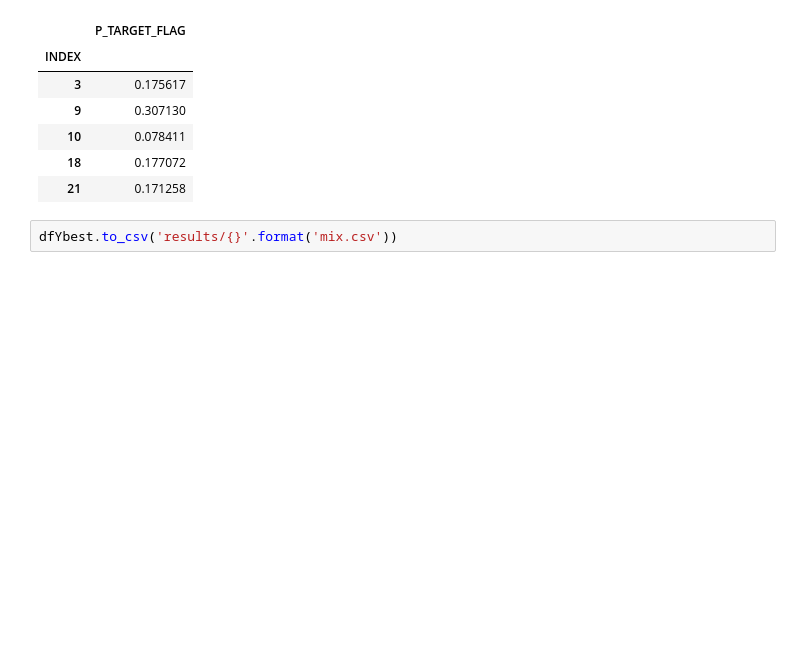
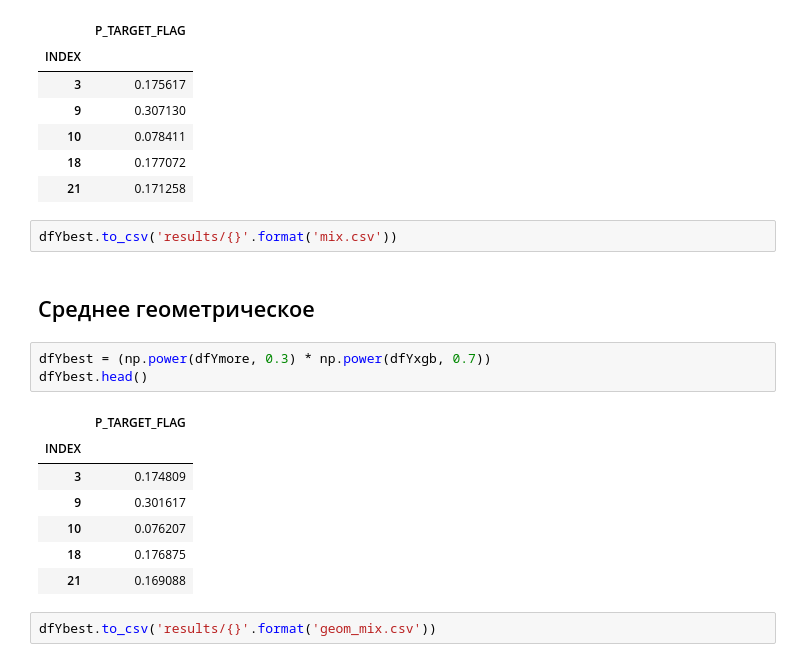
Before and after one commit to alexsyrom/kaggle-ml-train-1, a Jupyter notebook: stacking.ipynb, the cells around one changed output. Saved outputs shown, nothing was run; the diff lists cells and outputs as text; blank space fills up the shorter version.

Commit message:
geom mix

```diff
--- a/stacking.ipynb
+++ b/stacking.ipynb
@@ -186,3 +186,18 @@ dfYbest.head()
 | 21 | 0.171258 |
 # %%
 dfYbest.to_csv('results/{}'.format('mix.csv'))
+# %% [markdown]
+## Среднее геометрическое
+# %%
+dfYbest = (np.power(dfYmore, 0.3) * np.power(dfYxgb, 0.7))
+dfYbest.head()
+# %% [output]
+|  | P_TARGET_FLAG |
+| INDEX |  |
+| 3 | 0.174809 |
+| 9 | 0.301617 |
+| 10 | 0.076207 |
+| 18 | 0.176875 |
+| 21 | 0.169088 |
+# %%
+dfYbest.to_csv('results/{}'.format('geom_mix.csv'))
```
Also changed, not shown: 1 other file.
